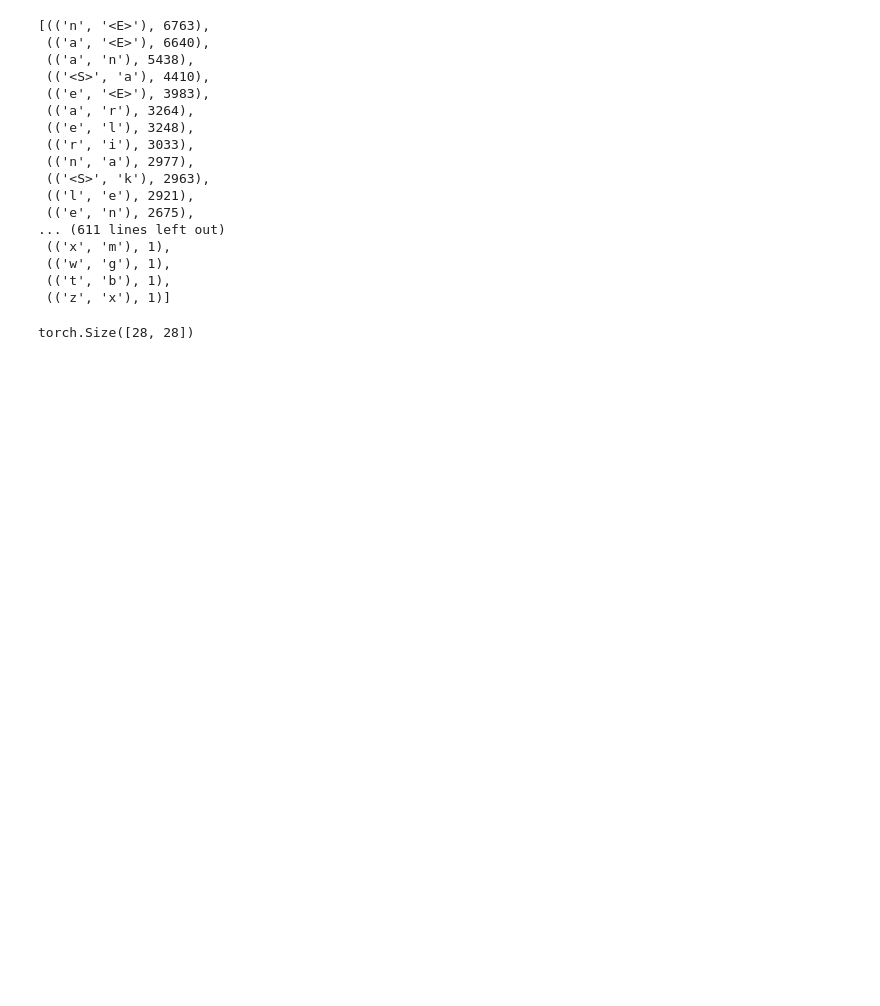
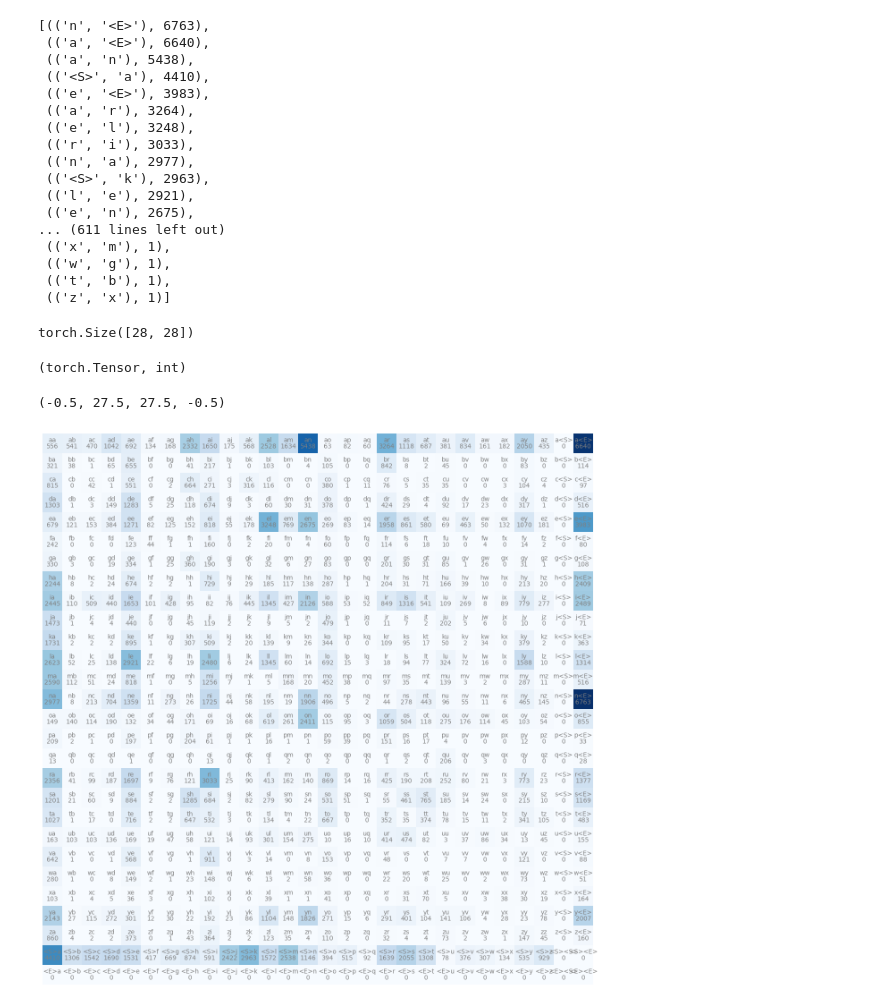
Before and after one commit to spsither/makemore, a Jupyter notebook: build_makemore_yay.ipynb, the cells around one changed output. Cells and saved outputs as stored; diff of their text form; code cells hidden in the pictures; blank space fills up the shorter version.

Commit message:
first bigram heat map plot

```diff
--- a/build_makemore_yay.ipynb
+++ b/build_makemore_yay.ipynb
@@ -55,3 +55,38 @@ N = torch.zeros((28, 28), dtype=torch.int32)
 N.shape
 # %% [output]
 torch.Size([28, 28])
+# %%
+chars = sorted(list(set(''.join(words))))
+
+stoi = {s: i for i, s in enumerate(chars)}
+stoi['<S>'] = 26
+stoi['<E>'] = 27
+# %%
+for w in words:
+    chs = ['<S>'] + list(w) + ['<E>']
+    for ch1, ch2 in zip(chs, chs[1:]):
+        ix1 = stoi[ch1]
+        ix2 = stoi[ch2]
+        N[ix1, ix2] += 1
+# %%
+itos = {i: s for s, i in stoi.items()}
+# %%
+type(N[3,3]), type(N[3,3].item())
+# %% [output]
+(torch.Tensor, int)
+# %%
+import matplotlib.pyplot as plt
+%matplotlib inline
+
+plt.figure(figsize=(16, 16))
+plt.imshow(N, cmap='Blues')
+
+for i in range(28):
+    for j in range(28):
+        chstr = itos[i] + itos[j]
+        plt.text(j, i, chstr, ha='center', va='bottom', color='gray')
+        plt.text(j, i, N[i, j].item(), ha='center', va='top', color='gray')
+plt.axis('off')
+# %% [output]
+(-0.5, 27.5, 27.5, -0.5)
+[figure, added]
```
